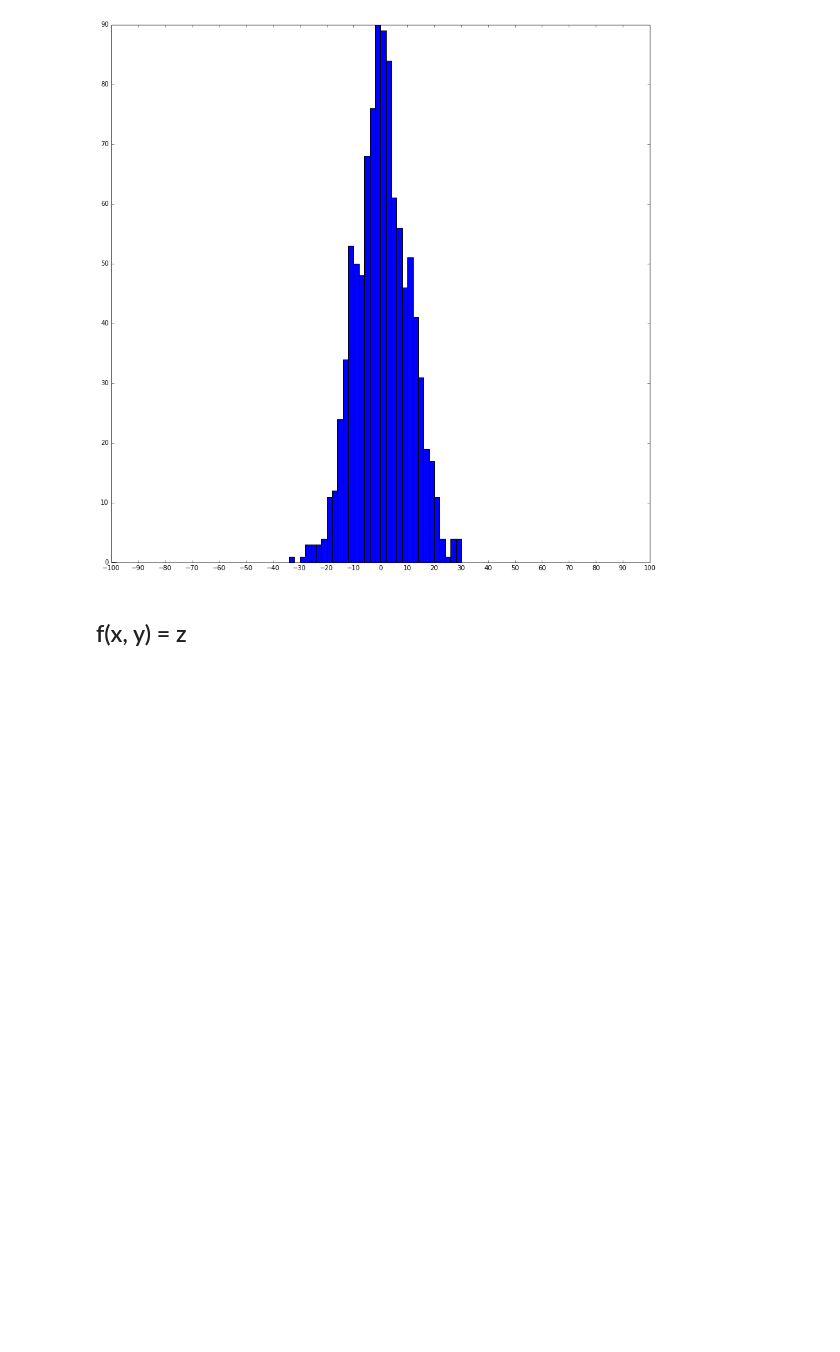
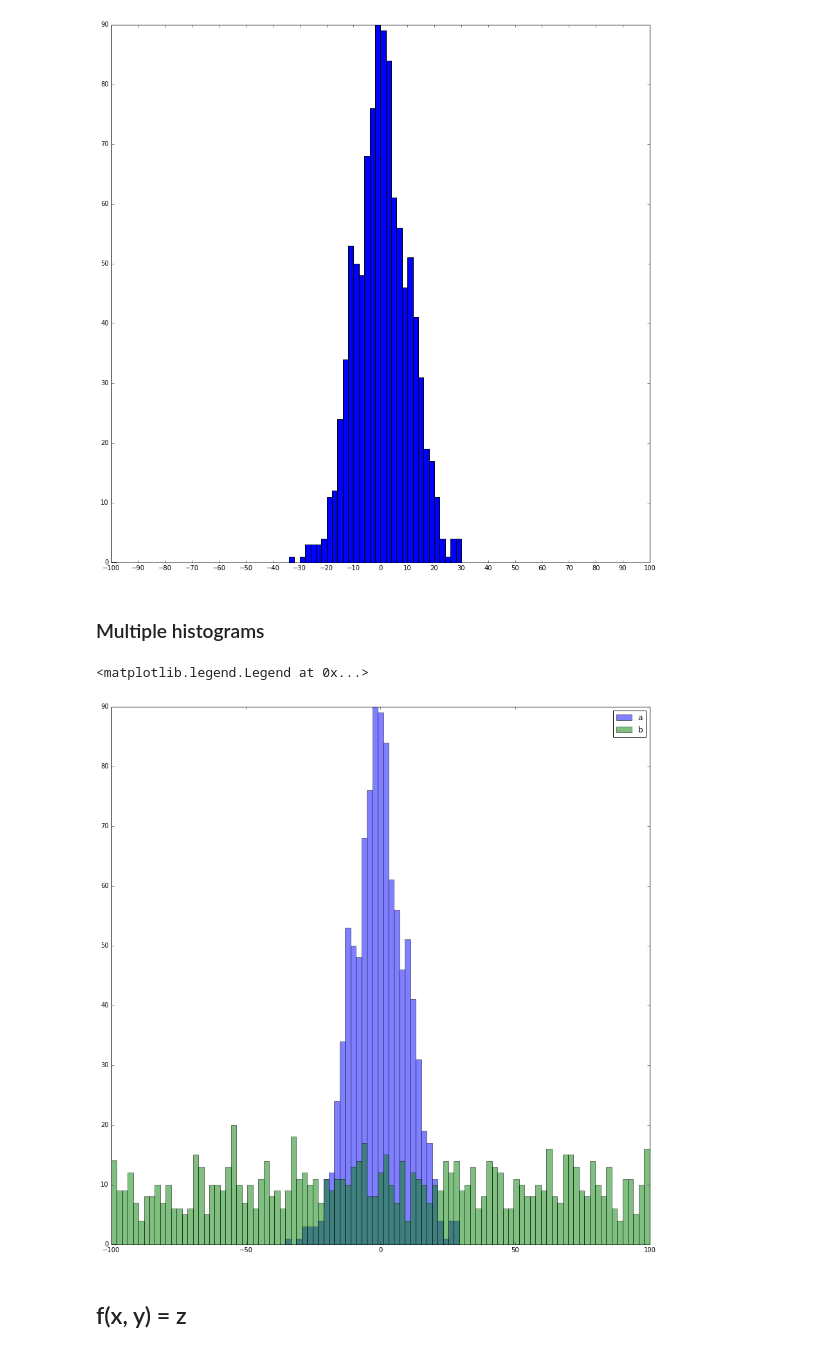
Before and after one commit to HKervadec/pyplot_zoo, a Jupyter notebook: index.ipynb, the cells around one changed output. Drawn from its saved outputs; the diff is of its cells as text; code cells hidden in the pictures; blank space fills up the shorter version.

Commit message:
Multiple histograms

```diff
--- a/index.ipynb
+++ b/index.ipynb
@@ -65,6 +65,20 @@ plt.xscale('linear')
 _ = plt.xticks(range(-100,101, 10))
 # %% [output]
 [figure]
+# %% [markdown]
+### Multiple histograms
+# %%
+random.seed(0)
+a = [sum((random.choice([-1,1]) for _ in range(100))) for _ in range(1000)]
+b = [random.randint(-100,100) for _ in range(1000)]
+# %%
+bins = np.linspace(-100, 100, 100)
+plt.hist(a, bins, alpha=0.5, label='a')
+plt.hist(b, bins, alpha=0.5, label='b')
+plt.legend(loc='upper right')
+# %% [output]
+<matplotlib.legend.Legend at 0x...>
+[figure, added]
 # %% [markdown]
 ## f(x, y) = z
 # %% [markdown]
```
Also changed, not shown: 1 other file.
